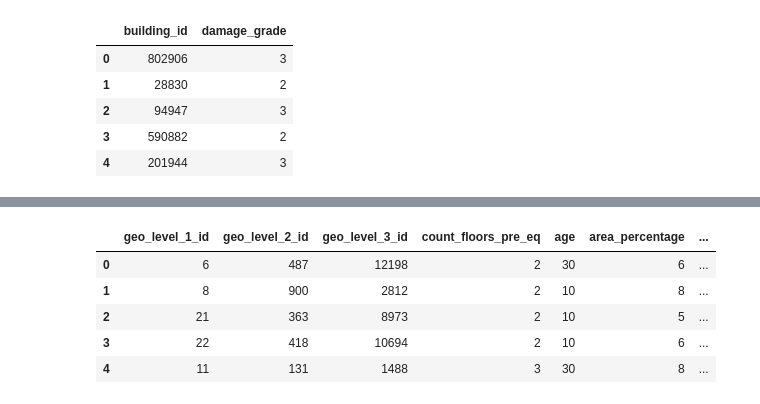
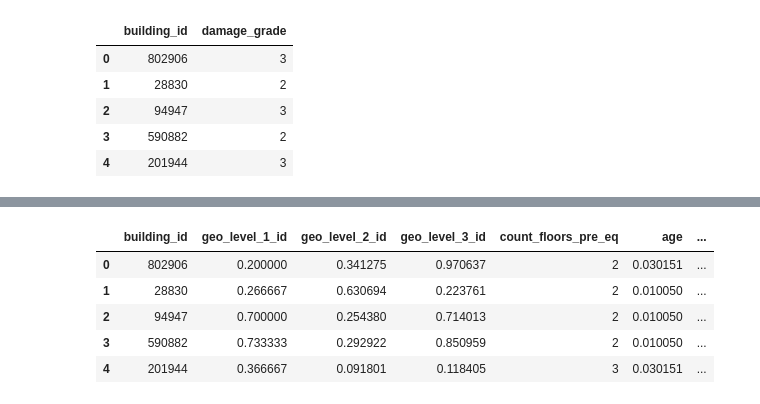
Before and after one commit to SAR2652/Richter-s-Predictor-Modeling-Earthquake-Damage, a Jupyter notebook: solution.ipynb, the cells around one changed output, grey strips where cells are left out. Drawn from its saved outputs; the diff is of its cells as text; code cells hidden in the pictures.

Commit message:
Improved Random Forest Model

```diff
--- a/solution.ipynb
+++ b/solution.ipynb
@@ -1,11 +1,16 @@
 # %%
 import pandas as pd
-pd.set_option('display.max_columns', 40)
+pd.set_option('display.max_columns', 100)
 import numpy as np
 import matplotlib.pyplot as plt
 import seaborn as sns
 from sklearn.metrics import f1_score
-from sklearn.preprocessing import StandardScaler
+from sklearn.preprocessing import LabelBinarizer
+from sklearn.model_selection import train_test_split
+from sklearn.svm import SVC, LinearSVC
+from sklearn.linear_model import LogisticRegression
+from sklearn.ensemble import RandomForestClassifier
+from sklearn.tree import DecisionTreeClassifier
 from xgboost import XGBClassifier
 %matplotlib inline
 # %%
@@ -23,3 +30,16 @@ X.head()
+# %%
+lb = LabelBinarizer()
+category_cols = ['roof_type', 'foundation_type', 'land_surface_condition', 'ground_floor_type', 'other_floor_type', 'position', 'plan_configuration', 'legal_ownership_status']
+for col in category_cols:
+    sample = X[col].values.tolist()
+    sample_new = lb.fit_transform(sample)
+    sample_splits = np.hsplit(sample_new, sample_new.shape[1])
+    X.drop([col], axis = 1, inplace = True)
+    for i in range(len(sample_splits)):
+        heading = col + '_v' + str(i)
+        X[heading] = sample_splits[i]
+
+#X.head()
 # %%
 y.head()
 # %% [output]
@@ -51,13 +63,6 @@ X_category.head()
 # %%
 X_int = X[['geo_level_1_id', 'geo_level_2_id', 'geo_level_3_id', 'count_floors_pre_eq', 'age', 'area_percentage', 'height_percentage', 'damage_grade']]
 X_int.head()
-# %% [output]
-|  | geo_level_1_id | geo_level_2_id | geo_level_3_id | count_floors_pre_eq | age | area_percentage | ... |
-| 0 | 6 | 487 | 12198 | 2 | 30 | 6 | ... |
-| 1 | 8 | 900 | 2812 | 2 | 10 | 8 | ... |
-| 2 | 21 | 363 | 8973 | 2 | 10 | 5 | ... |
-| 3 | 22 | 418 | 10694 | 2 | 10 | 6 | ... |
-| 4 | 11 | 131 | 1488 | 3 | 30 | 8 | ... |
 # %%
 #fig, axs = plt.subplots(4, 2, figsize = (12, 12))
 #fig.subplots_adjust(hspace = 0.5)
@@ -87,7 +92,7 @@ X_int.head()
 # %%
 #X_int[['height_percentage', 'damage_grade']][X['height_percentage'] > 27].sum()
 # %%
-for col in ['geo_level_1_id', 'height_percentage']:
+for col in ['geo_level_1_id', 'height_percentage', 'area_percentage']:
     sample = X[col].values.tolist()
     sample_normal = []
     m1 = min(sample)
@@ -99,4 +104,19 @@ for col in ['geo_level_1_id', 'height_percentage']:
 # %%
 for col in ['age', 'geo_level_2_id', 'geo_level_3_id']:
     sample = X[col].values.tolist()
-    X[col] = np.array([np.log10(x) if x != 0 else x for x in sample]).T
+    sample_normal = []
+    m1 = min(sample)
+    m2 = max(sample)
+    for x in sample:
+        z = (x - m1) / (m2 - m1)
+        sample_normal.append(z)
+    X[col] = np.array(sample_normal).T
+
+X.head()
+# %% [output]
+|  | building_id | geo_level_1_id | geo_level_2_id | geo_level_3_id | count_floors_pre_eq | age | ... |
+| 0 | 802906 | 0.200000 | 0.341275 | 0.970637 | 2 | 0.030151 | ... |
+| 1 | 28830 | 0.266667 | 0.630694 | 0.223761 | 2 | 0.010050 | ... |
+| 2 | 94947 | 0.700000 | 0.254380 | 0.714013 | 2 | 0.010050 | ... |
+| 3 | 590882 | 0.733333 | 0.292922 | 0.850959 | 2 | 0.010050 | ... |
+| 4 | 201944 | 0.366667 | 0.091801 | 0.118405 | 3 | 0.030151 | ... |
```
Also changed, not shown: parts of 18 cells of this notebook, 1 other file.
